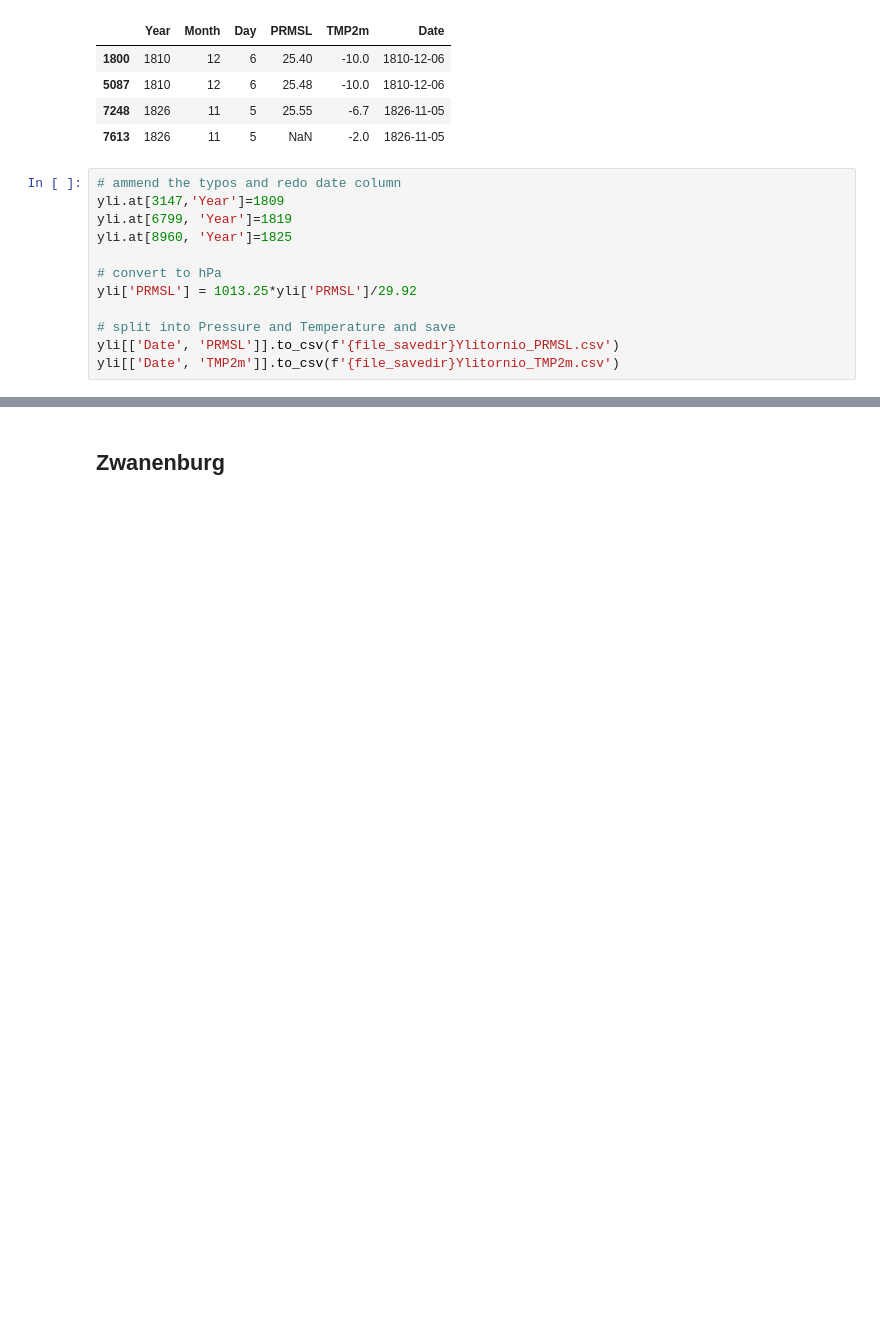
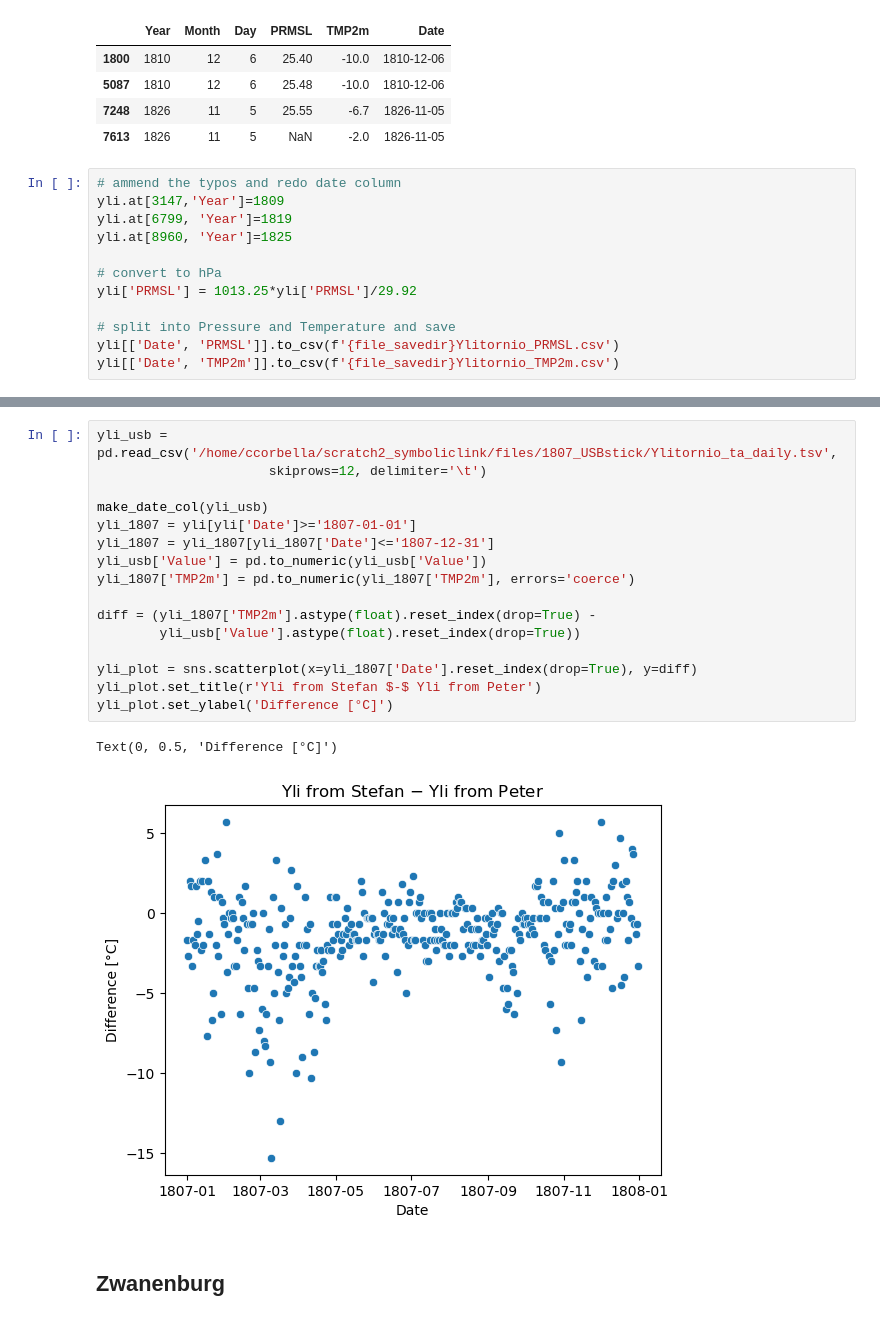
Before and after one commit to carlotatrx/dataprep, a Jupyter notebook: daily_means.ipynb, the cells around one changed output, grey strips where cells are left out. Cells and saved outputs as stored; diff of their text form; blank space fills up the shorter version.

```diff
--- a/daily_means.ipynb
+++ b/daily_means.ipynb
@@ -319,3 +378,22 @@ yli[['Date', 'TMP2m']].to_csv(f'{file_savedir}Ylitornio_TMP2m.csv')
+# %%
+yli_usb = pd.read_csv('/home/ccorbella/scratch2_symboliclink/files/1807_USBstick/Ylitornio_ta_daily.tsv',
+                      skiprows=12, delimiter='\t')
+
+make_date_col(yli_usb)
+yli_1807 = yli[yli['Date']>='1807-01-01']
+yli_1807 = yli_1807[yli_1807['Date']<='1807-12-31']
+yli_usb['Value'] = pd.to_numeric(yli_usb['Value'])
+yli_1807['TMP2m'] = pd.to_numeric(yli_1807['TMP2m'], errors='coerce')
+
+diff = (yli_1807['TMP2m'].astype(float).reset_index(drop=True) -
+        yli_usb['Value'].astype(float).reset_index(drop=True))
+
+yli_plot = sns.scatterplot(x=yli_1807['Date'].reset_index(drop=True), y=diff)
+yli_plot.set_title(r'Yli from Stefan $-$ Yli from Peter')
+yli_plot.set_ylabel('Difference [°C]')
+# %% [output]
+Text(0, 0.5, 'Difference [°C]')
+[figure, added]
 # %% [markdown]
 ## Zwanenburg
 # %%
```
Also changed, not shown: parts of 6 cells of this notebook, 3 other files.
